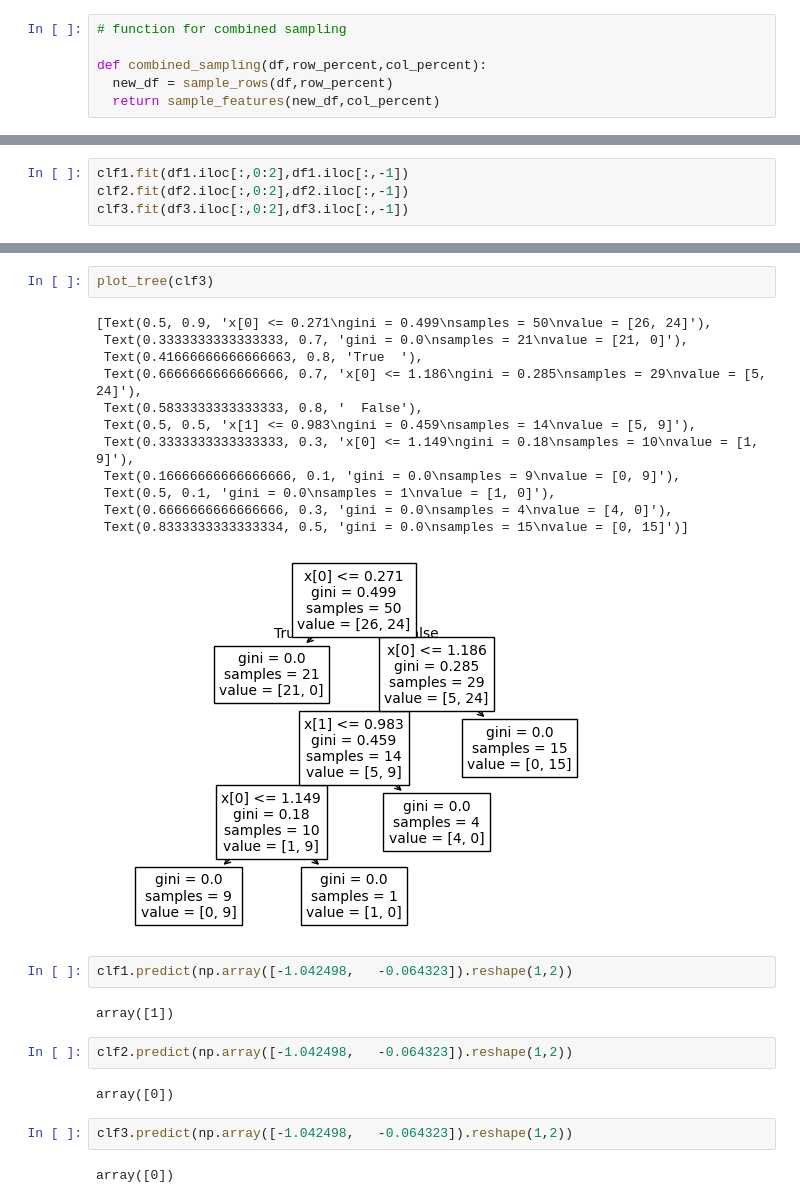
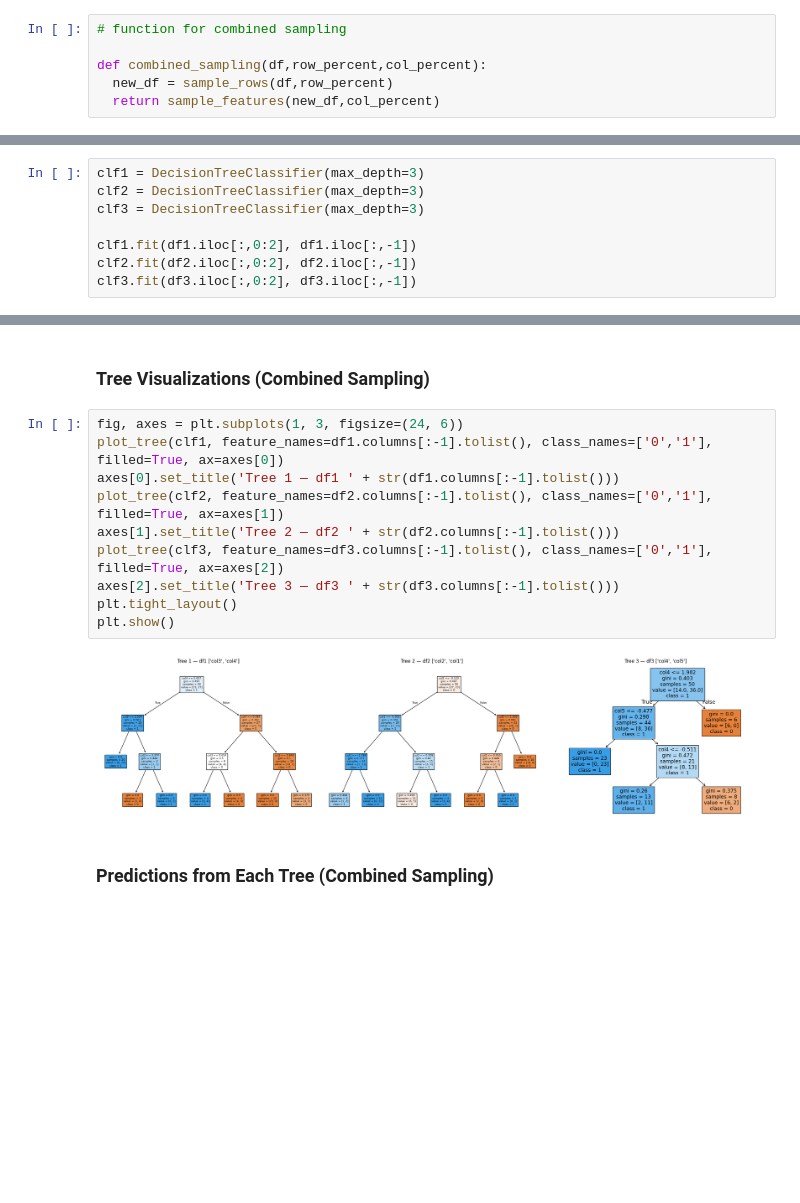
Before and after one commit to SubhabrataBarik/Machine-learning, a Jupyter notebook: 100-days-of-machine-learning-main/day65-random-forest/rf_learning_tool.ipynb, the cells around one changed output, grey strips where cells are left out. Drawn from its saved outputs; the diff is of its cells as text; blank space fills up the shorter version.

```diff
--- a/100-days-of-machine-learning-main/day65-random-forest/rf_learning_tool.ipynb
+++ b/100-days-of-machine-learning-main/day65-random-forest/rf_learning_tool.ipynb
@@ -78,5 +176,9 @@ clf3 = DecisionTreeClassifier()
 # %%
-clf1.fit(df1.iloc[:,0:2],df1.iloc[:,-1])
-clf2.fit(df2.iloc[:,0:2],df2.iloc[:,-1])
-clf3.fit(df3.iloc[:,0:2],df3.iloc[:,-1])
+clf1 = DecisionTreeClassifier(max_depth=3)
+clf2 = DecisionTreeClassifier(max_depth=3)
+clf3 = DecisionTreeClassifier(max_depth=3)
+
+clf1.fit(df1.iloc[:,0:2], df1.iloc[:,-1])
+clf2.fit(df2.iloc[:,0:2], df2.iloc[:,-1])
+clf3.fit(df3.iloc[:,0:2], df3.iloc[:,-1])
 # %% [output]
@@ -128,27 +186,16 @@ plot_tree(clf2)
-# %%
-plot_tree(clf3)
-# %% [output]
-[Text(0.5, 0.9, 'x[0] <= 0.271\ngini = 0.499\nsamples = 50\nvalue = [26, 24]'),
- Text(0.3333333333333333, 0.7, 'gini = 0.0\nsamples = 21\nvalue = [21, 0]'),
- Text(0.41666666666666663, 0.8, 'True  '),
- Text(0.6666666666666666, 0.7, 'x[0] <= 1.186\ngini = 0.285\nsamples = 29\nvalue = [5, 24]'),
- Text(0.5833333333333333, 0.8, '  False'),
- Text(0.5, 0.5, 'x[1] <= 0.983\ngini = 0.459\nsamples = 14\nvalue = [5, 9]'),
- Text(0.3333333333333333, 0.3, 'x[0] <= 1.149\ngini = 0.18\nsamples = 10\nvalue = [1, 9]'),
- Text(0.16666666666666666, 0.1, 'gini = 0.0\nsamples = 9\nvalue = [0, 9]'),
- Text(0.5, 0.1, 'gini = 0.0\nsamples = 1\nvalue = [1, 0]'),
- Text(0.6666666666666666, 0.3, 'gini = 0.0\nsamples = 4\nvalue = [4, 0]'),
- Text(0.8333333333333334, 0.5, 'gini = 0.0\nsamples = 15\nvalue = [0, 15]')]
-[figure, removed]
-# %%
-clf1.predict(np.array([-1.042498,	-0.064323]).reshape(1,2))
-# %% [output]
-array([1])
-# %%
-clf2.predict(np.array([-1.042498,	-0.064323]).reshape(1,2))
-# %% [output]
-array([0])
-# %%
-clf3.predict(np.array([-1.042498,	-0.064323]).reshape(1,2))
-# %% [output]
-array([0])
+# %% [markdown]
+### Tree Visualizations (Combined Sampling)
+# %%
+fig, axes = plt.subplots(1, 3, figsize=(24, 6))
+plot_tree(clf1, feature_names=df1.columns[:-1].tolist(), class_names=['0','1'], filled=True, ax=axes[0])
+axes[0].set_title('Tree 1 — df1 ' + str(df1.columns[:-1].tolist()))
+plot_tree(clf2, feature_names=df2.columns[:-1].tolist(), class_names=['0','1'], filled=True, ax=axes[1])
+axes[1].set_title('Tree 2 — df2 ' + str(df2.columns[:-1].tolist()))
+plot_tree(clf3, feature_names=df3.columns[:-1].tolist(), class_names=['0','1'], filled=True, ax=axes[2])
+axes[2].set_title('Tree 3 — df3 ' + str(df3.columns[:-1].tolist()))
+plt.tight_layout()
+plt.show()
+# %% [output]
+[figure, added]
+# %% [markdown]
+### Predictions from Each Tree (Combined Sampling)
```
Also changed, not shown: parts of 33 cells of this notebook, 2 other files.
